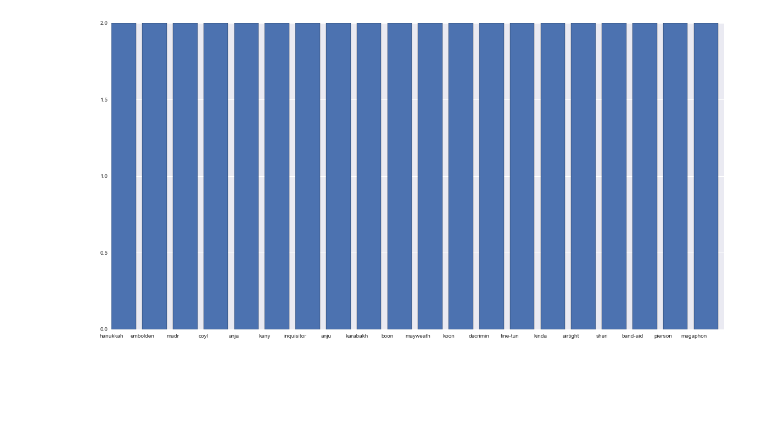
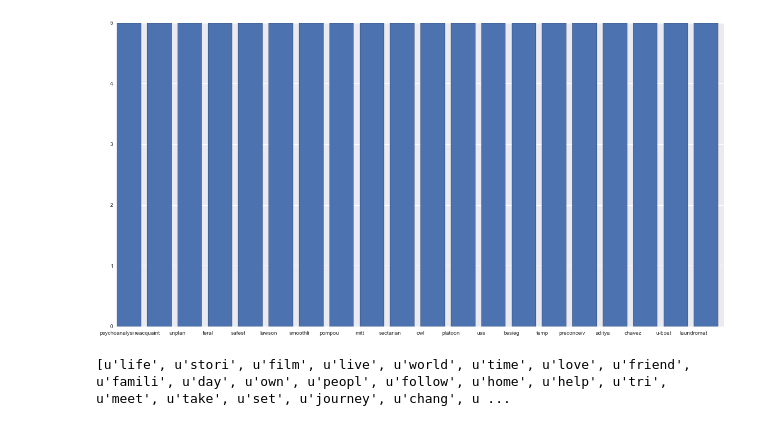
Before and after one commit to soorajmr/moviemeta, a Jupyter notebook: notebooks/topic_modeling.ipynb, the cells around one changed output. Cells and saved outputs as stored; diff of their text form; code cells hidden in the pictures; blank space fills up the shorter version.

Commit message:
filtered out frequent words for LDA, made LDA vis

```diff
--- a/notebooks/topic_modeling.ipynb
+++ b/notebooks/topic_modeling.ipynb
@@ -20,14 +26,18 @@ def iterdocs(filepath):
         yield literal_eval(line)
 
 class Corpus(object):
-    def __init__(self, filename):
+    def __init__(self, filename, excludes):
         self.filepath = dropbox + filename
         self.dictionary = corpora.Dictionary(iterdocs(self.filepath))
         #filter out the words with very low and very high document frequency
-        self.dictionary.filter_extremes(no_below=2, no_above=0.2)
+        self.dictionary.filter_extremes()
+        exclude_ids = []
+        for token in excludes:
+            exclude_ids.append(self.dictionary.token2id[token])
+        self.dictionary.filter_tokens(exclude_ids)
     def __iter__(self):
         for doc in iterdocs(self.filepath):
             yield self.dictionary.doc2bow(doc)
 # %%
-corpus = Corpus('imdb_plots_since_2014.list')
+corpus = Corpus('imdb_plots_since_2014.list',[])
 dictionary = corpus.dictionary
@@ -34,13 +51,15 @@ dictionary = corpus.dictionary
+# %%
+dfs = sorted(dictionary.dfs.items(), key=lambda x : x[1], reverse=True)
+words = [dictionary[tup[0]] for tup in dfs]
+dfcounts = [tup[1] for tup in dfs]
 # %%
-def plot_dfs(dictionary,top=True, num=20):
-    words, counts = [],[]
-    dfs = sorted(dictionary.dfs.items(), key=lambda x : x[1], reverse=True)
+def plot_dfs(words, counts,top=True, num=20):
     if top == True:
-        words = [dictionary[tup[0]] for tup in dfs[:num]]
-        counts = [tup[1] for tup in dfs[:num]]
+        words = words[:num]
+        counts = counts[:num]
     else:
-        words = [dictionary[tup[0]] for tup in dfs[-num:]]
-        counts = [tup[1] for tup in dfs[-num:]]
+        words = words[-num:]
+        counts = counts[-num:]
     plt.figure(figsize=(20,10))
     plt.bar(range(num), counts, color=sns.color_palette()[0])
     plt.xticks(range(num),words)
@@ -52,4 +71,8 @@ plot_dfs(dictionary)
 # %%
-plot_dfs(dictionary,top=False)
+plot_dfs(words, dfcounts, top = False)
 # %% [output]
-[figure, old version]
+[figure, new version]
+# %%
+print words[:100]
+# %% [output]
+[u'life', u'stori', u'film', u'live', u'world', u'time', u'love', u'friend', u'famili', u'day', u'own', u'peopl', u'follow', u'home', u'help', u'tri', u'meet', u'take', u'set', u'journey', u'chang', u ...
```
Also changed, not shown: parts of 18 cells of this notebook.
